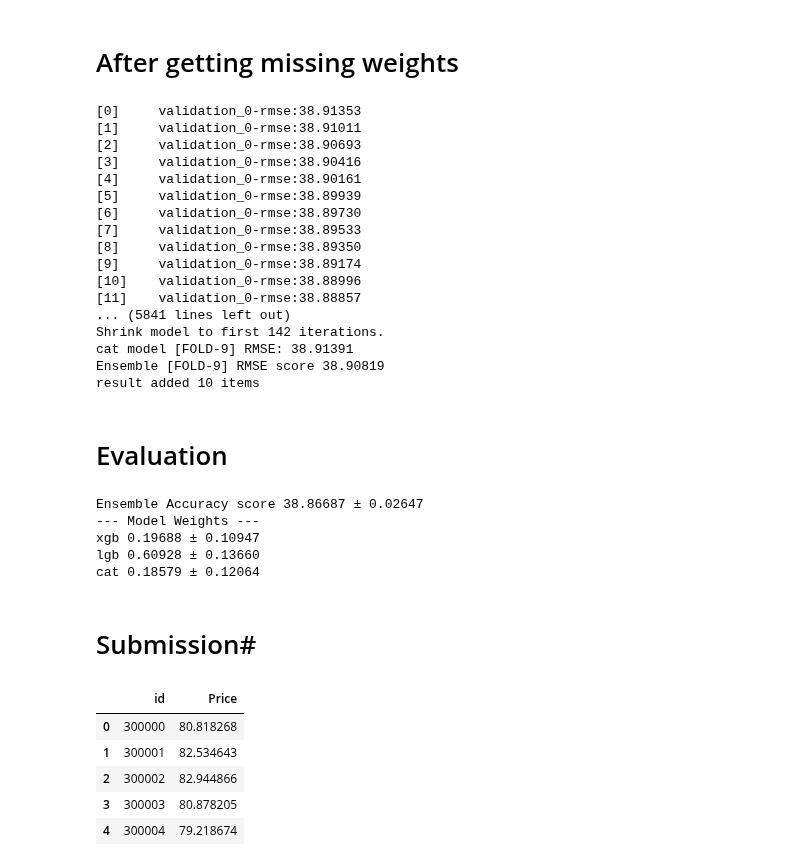
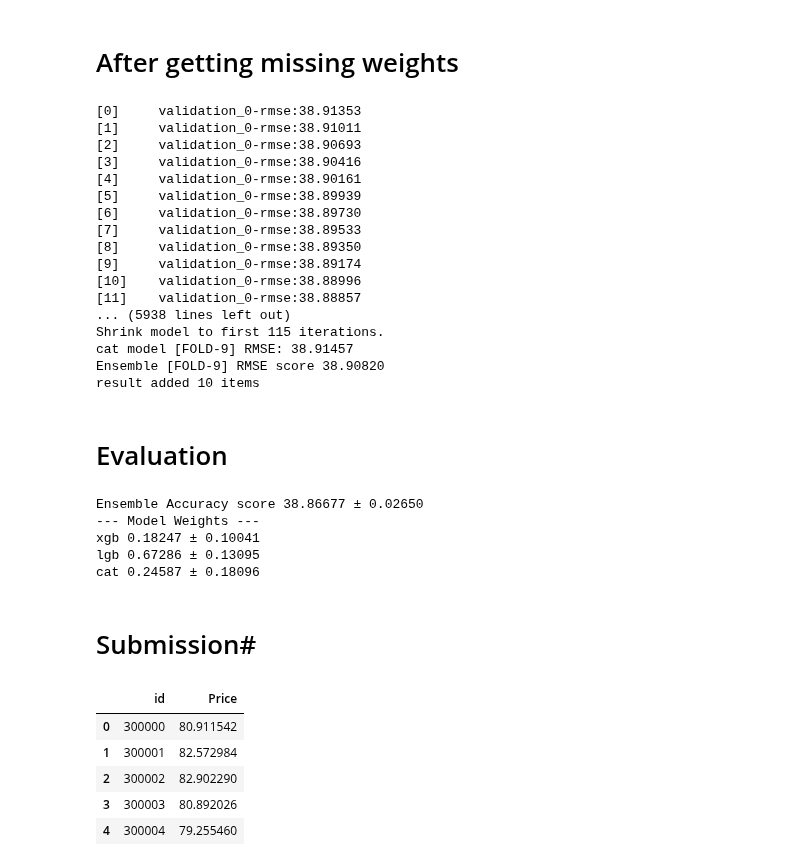
Before and after one commit to warut/kaggle, a Jupyter notebook: backpack-price.ipynb, the cells around one changed output. Cells and saved outputs as stored; diff of their text form; code cells hidden in the pictures.

Commit message:
Kaggle Notebook | Backpack price | Version 10 - GPU with more iterations

```diff
--- a/backpack-price.ipynb
+++ b/backpack-price.ipynb
@@ -476,7 +476,7 @@ random_state = 42
 n_estimators = 5000 # 9999
 early_stopping_rounds = 50
 verbose = False
-device = 'cpu'
+device = 'gpu'
 
 # Initialize an array for storing test predictions
 test_predss = np.zeros(X_test.shape[0])
@@ -651,10 +651,10 @@ dtype: bool
 # %%
 n_splits = 10
 random_state = 42
-n_estimators = 5000 # 9999
+n_estimators = 9000 # 9999
 early_stopping_rounds = 100
 verbose = False
-device = 'cpu'
+device = 'gpu'
 
 # Initialize an array for storing test predictions
 test_predss = np.zeros(X_test.shape[0])
@@ -743,10 +743,10 @@ for i, (train_index, val_index) in enumerate(kf.split(X_train, stratify_column))
 [9]     validation_0-rmse:38.89174
 [10]    validation_0-rmse:38.88996
 [11]    validation_0-rmse:38.88857
-... (5841 lines left out)
-Shrink model to first 142 iterations.
-cat model [FOLD-9] RMSE: 38.91391
-Ensemble [FOLD-9] RMSE score 38.90819
+... (5938 lines left out)
+Shrink model to first 115 iterations.
+cat model [FOLD-9] RMSE: 38.91457
+Ensemble [FOLD-9] RMSE score 38.90820
 result added 10 items
 # %%
 # import numpy as np
@@ -779,21 +779,21 @@ std_weights = np.std(weights, axis=0)
 for name, mean_weight, std_weight in zip(models.keys(), mean_weights, std_weights):
     print(f'{name} {mean_weight:.5f} ± {std_weight:.5f}')
 # %% [output]
-Ensemble Accuracy score 38.86687 ± 0.02647
+Ensemble Accuracy score 38.86677 ± 0.02650
 --- Model Weights ---
-xgb 0.19688 ± 0.10947
-lgb 0.60928 ± 0.13660
-cat 0.18579 ± 0.12064
+xgb 0.18247 ± 0.10041
+lgb 0.67286 ± 0.13095
+cat 0.24587 ± 0.18096
 # %% [markdown]
 # Submission#
 # %%
 df_sub['Price'] = np.median(test_predss_sub, axis=0)
-df_sub.to_csv('submission.csv')
+df_sub.to_csv('submission.csv',index=False)
 df_sub.head(5)
 # %% [output]
 |  | id | Price |
-| 0 | 300000 | 80.818268 |
-| 1 | 300001 | 82.534643 |
-| 2 | 300002 | 82.944866 |
-| 3 | 300003 | 80.878205 |
-| 4 | 300004 | 79.218674 |
+| 0 | 300000 | 80.911542 |
+| 1 | 300001 | 82.572984 |
+| 2 | 300002 | 82.902290 |
+| 3 | 300003 | 80.892026 |
+| 4 | 300004 | 79.255460 |
```
Also changed, not shown: parts of 3 cells of this notebook.
